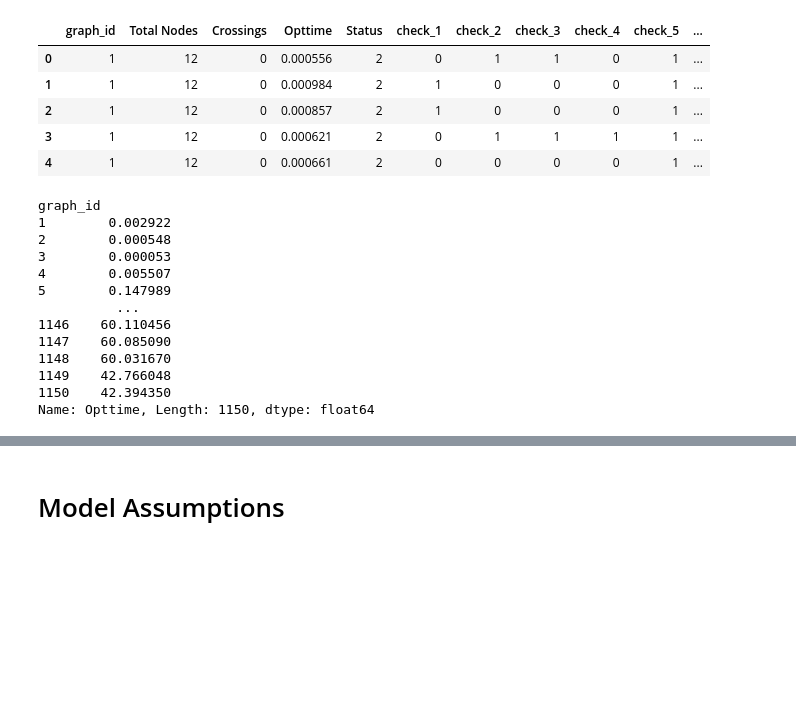
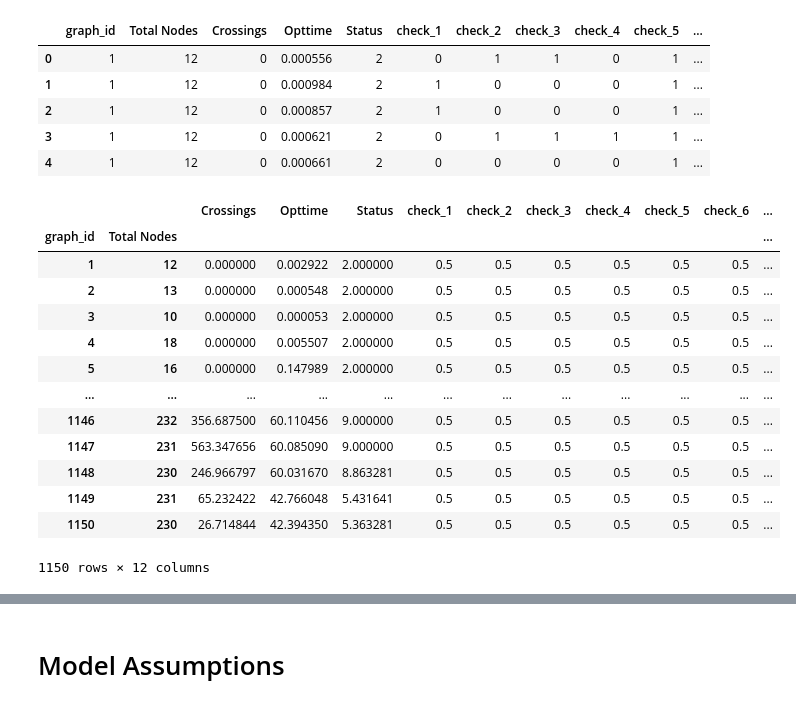
Before and after one commit to singhstack/CS7200-project, a Jupyter notebook: EDA/ku_analytics.ipynb, the cells around one changed output, grey strips where cells are left out. Saved outputs shown, nothing was run; the diff lists cells and outputs as text; code cells hidden in the pictures; blank space fills up the shorter version.

```diff
--- a/EDA/ku_analytics.ipynb
+++ b/EDA/ku_analytics.ipynb
@@ -167,21 +167,22 @@ joined_df.head()
 | 3 | 1 | 12 | 0 | 0.000621 | 2 | 0 | 1 | 1 | 1 | 1 | ... |
 | 4 | 1 | 12 | 0 | 0.000661 | 2 | 0 | 0 | 0 | 0 | 1 | ... |
 # %%
-joined_df.groupby(['graph_id'])['Opttime'].mean()
+joined_df.groupby(['graph_id','Total Nodes']).mean()
 # %% [output]
+|  |  | Crossings | Opttime | Status | check_1 | check_2 | check_3 | check_4 | check_5 | check_6 | ... |
+| graph_id | Total Nodes |  |  |  |  |  |  |  |  |  | ... |
+| 1 | 12 | 0.000000 | 0.002922 | 2.000000 | 0.5 | 0.5 | 0.5 | 0.5 | 0.5 | 0.5 | ... |
+| 2 | 13 | 0.000000 | 0.000548 | 2.000000 | 0.5 | 0.5 | 0.5 | 0.5 | 0.5 | 0.5 | ... |
+| 3 | 10 | 0.000000 | 0.000053 | 2.000000 | 0.5 | 0.5 | 0.5 | 0.5 | 0.5 | 0.5 | ... |
+| 4 | 18 | 0.000000 | 0.005507 | 2.000000 | 0.5 | 0.5 | 0.5 | 0.5 | 0.5 | 0.5 | ... |
+| 5 | 16 | 0.000000 | 0.147989 | 2.000000 | 0.5 | 0.5 | 0.5 | 0.5 | 0.5 | 0.5 | ... |
+| ... | ... | ... | ... | ... | ... | ... | ... | ... | ... | ... | ... |
+| 1146 | 232 | 356.687500 | 60.110456 | 9.000000 | 0.5 | 0.5 | 0.5 | 0.5 | 0.5 | 0.5 | ... |
+| 1147 | 231 | 563.347656 | 60.085090 | 9.000000 | 0.5 | 0.5 | 0.5 | 0.5 | 0.5 | 0.5 | ... |
+| 1148 | 230 | 246.966797 | 60.031670 | 8.863281 | 0.5 | 0.5 | 0.5 | 0.5 | 0.5 | 0.5 | ... |
+| 1149 | 231 | 65.232422 | 42.766048 | 5.431641 | 0.5 | 0.5 | 0.5 | 0.5 | 0.5 | 0.5 | ... |
+| 1150 | 230 | 26.714844 | 42.394350 | 5.363281 | 0.5 | 0.5 | 0.5 | 0.5 | 0.5 | 0.5 | ... |
-graph_id
-1        0.002922
-2        0.000548
-3        0.000053
-4        0.005507
-5        0.147989
-          ...
-1146    60.110456
-1147    60.085090
-1148    60.031670
-1149    42.766048
-1150    42.394350
-Name: Opttime, Length: 1150, dtype: float64
+1150 rows × 12 columns
 # %%
 df_no_checks = pd.read_csv(r'../data/direct_transitivity/d_.csv')
 # %%
```
Also changed, not shown: 2 other files.
